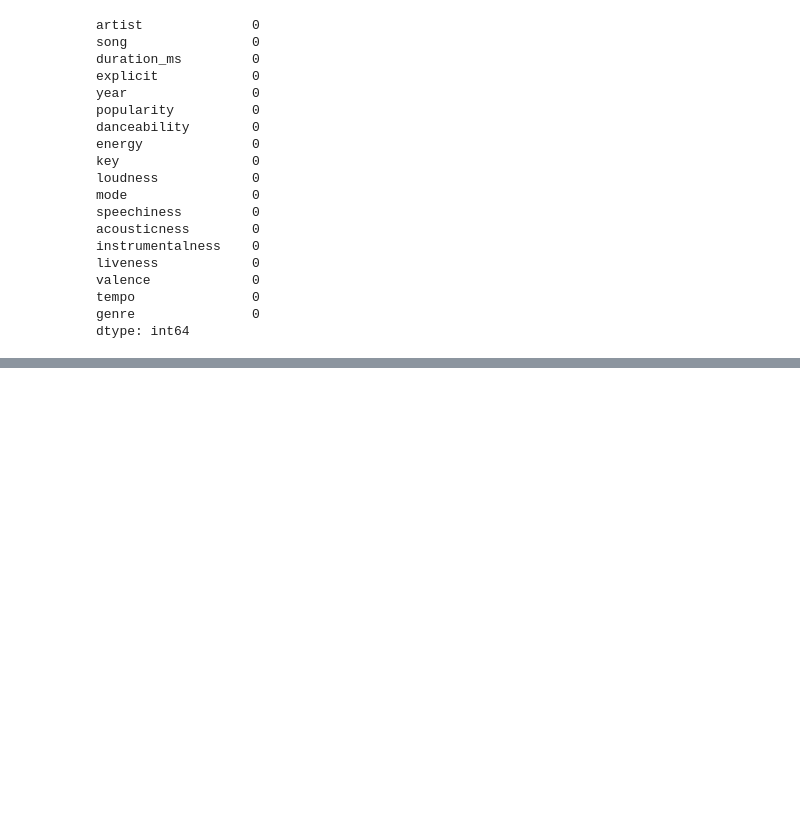
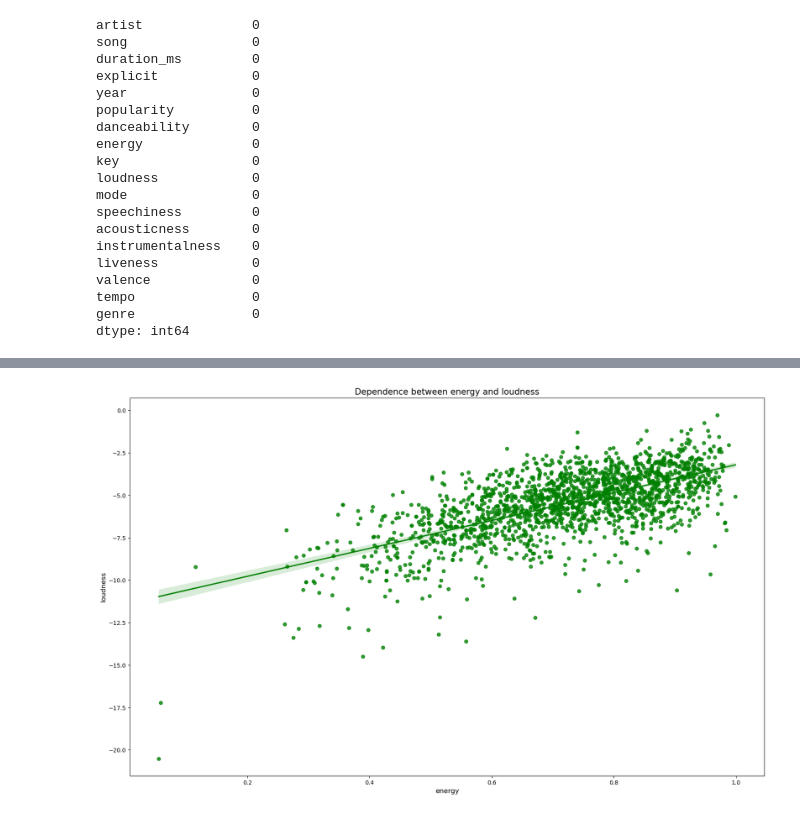
Before and after one commit to justincodestoday/DataScienceExercises, a Jupyter notebook: Project/Top Songs on Spotify from 2000 to 2019.ipynb, the cells around one changed output, grey strips where cells are left out. Drawn from its saved outputs; the diff is of its cells as text; code cells hidden in the pictures; blank space fills up the shorter version.

```diff
--- a/Project/Top Songs on Spotify from 2000 to 2019.ipynb
+++ b/Project/Top Songs on Spotify from 2000 to 2019.ipynb
@@ -166,0 +272,9 @@ px.box(df,x='explicit',y='popularity',color='explicit',template='plotly_dark',co
+# %%
+plt.figure(figsize=(20,12))
+sns.regplot(data=df, x='energy', y='loudness', color='green')
+plt.ylabel('loudness', fontsize=12)
+plt.xlabel("energy", fontsize=12)
+plt.title('Dependence between energy and loudness', fontsize=15)
+plt.show()
+# %% [output]
+[figure, added]
```
Also changed, not shown: parts of 46 cells of this notebook, 2 other files.
